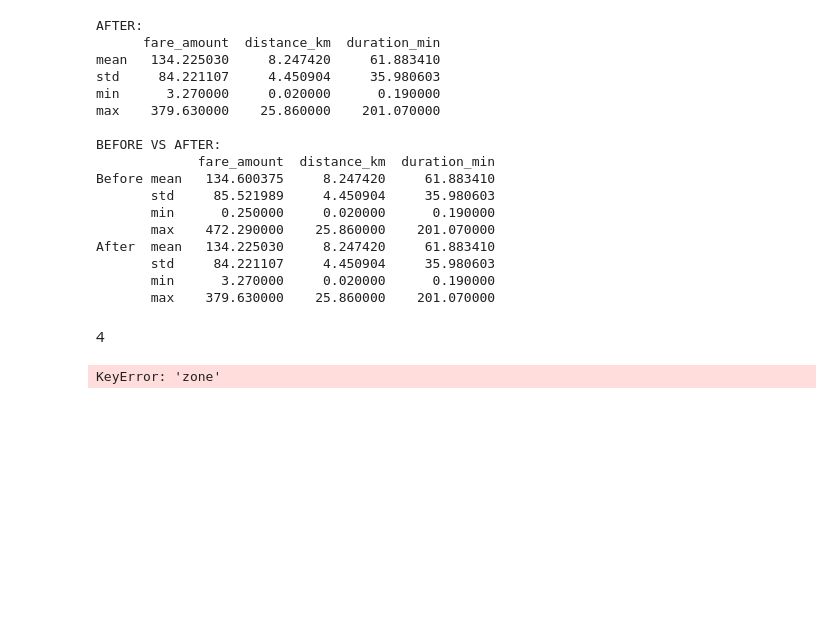
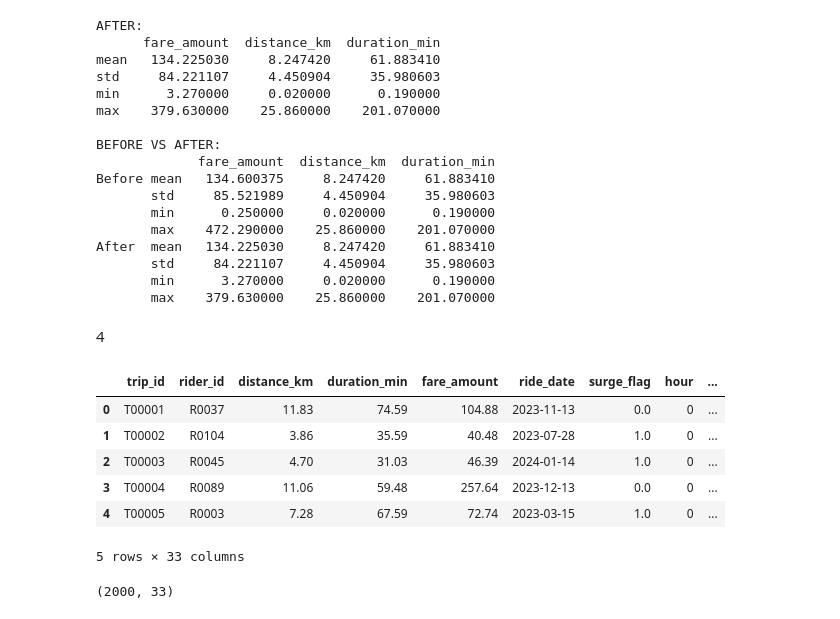
Before and after one commit to priyansh0712/RW, a Jupyter notebook: Data_Preprocecing/Exam/exam.ipynb, the cells around one changed output. Saved outputs shown, nothing was run; the diff lists cells and outputs as text; code cells hidden in the pictures; blank space fills up the shorter version.

Commit message:
feat: initialize exam data preprocessing workspace and analysis pipeline

```diff
--- a/Data_Preprocecing/Exam/exam.ipynb
+++ b/Data_Preprocecing/Exam/exam.ipynb
@@ -231,81 +236,53 @@ metadata_df['ride_date'] = pd.to_datetime(metadata_df['ride_date'])
 
 metadata_df['hour'] = metadata_df['ride_date'].dt.hour
 metadata_df['day_of_week'] = metadata_df['ride_date'].dt.dayofweek
 metadata_df['month'] = metadata_df['ride_date'].dt.month
 
 
 # 2. Encode categorical columns
+label_encoder = LabelEncoder()
 
-from sklearn.preprocessing import LabelEncoder
-
-label_encoder = LabelEncoder()
-df['gender'] = label_encoder.fit_transform(df['gender'])
+if df['gender'].dtype == 'object':
+    df['gender'] = label_encoder.fit_transform(df['gender'])
 
 
 # Merge zone data
 
-metadata_df = metadata_df.merge(
-    zones_df,
-    left_on='zone',
-    right_on='zone_name',
-    how='left'
-)
+metadata_df = metadata_df.merge(zones_df,left_on='zone',right_on='zone_name',how='left')
 
 
 # 3. Create traffic level from traffic index
 
-metadata_df['traffic_level'] = pd.qcut(
-    metadata_df['traffic_index'],
-    q=3,
-    labels=['Low', 'Medium', 'High']
-)
+metadata_df['traffic_level'] = pd.qcut(metadata_df['traffic_index'].rank(method='first'),q=3,labels=['Low', 'Medium', 'High'])
 
 
 # 4. Ordinal Encode traffic level
-
-from sklearn.preprocessing import OrdinalEncoder
-
-ordinal_encoder = OrdinalEncoder(
-    categories=[['Low', 'Medium', 'High']]
-)
-
-metadata_df['traffic_level'] = ordinal_encoder.fit_transform(
-    metadata_df[['traffic_level']]
-)
+ordinal_encoder = OrdinalEncoder(categories=[['Low', 'Medium', 'High']])
+metadata_df['traffic_level'] = ordinal_encoder.fit_transform(metadata_df[['traffic_level']])
 
 
 # 5. One-Hot Encode payment mode and zone
+metadata_df = pd.get_dummies(metadata_df,columns=['payment_mode', 'zone'],drop_first=False)
 
-metadata_df = pd.get_dummies(
-    metadata_df,
-    columns=['payment_mode', 'zone'],
-    drop_first=False
-)
+# 6. Binning
+df['ride_frequency'] = pd.qcut(df['total_rides'],q=3,labels=['Low', 'Medium', 'High'])
 
+# 7. Transform skewed numeri columns.
+metadata_df['fare_log'] = np.log1p(metadata_df['fare_amount'])
+metadata_df['distance_log'] = np.log1p(metadata_df['distance_km'])
 
-# 6. Log transform on fare and distance
-
-import numpy as np
-
-metadata_df['fare_log'] = np.log1p(
-    metadata_df['fare_amount']
-)
-
-metadata_df['distance_log'] = np.log1p(
-    metadata_df['distance_km']
-)
-
-
-# 7. Square-root transform on duration
-
-metadata_df['duration_sqrt'] = np.sqrt(
-    metadata_df['duration_min']
-)
-
+metadata_df['duration_sqrt'] = np.sqrt(metadata_df['duration_min'])
 
 # Check final result
 
-print(metadata_df.head())
+display(metadata_df.head())
 print(metadata_df.shape)
 # %% [output]
+|  | trip_id | rider_id | distance_km | duration_min | fare_amount | ride_date | surge_flag | hour | ... |
+| 0 | T00001 | R0037 | 11.83 | 74.59 | 104.88 | 2023-11-13 | 0.0 | 0 | ... |
+| 1 | T00002 | R0104 | 3.86 | 35.59 | 40.48 | 2023-07-28 | 1.0 | 0 | ... |
+| 2 | T00003 | R0045 | 4.70 | 31.03 | 46.39 | 2024-01-14 | 1.0 | 0 | ... |
+| 3 | T00004 | R0089 | 11.06 | 59.48 | 257.64 | 2023-12-13 | 0.0 | 0 | ... |
+| 4 | T00005 | R0003 | 7.28 | 67.59 | 72.74 | 2023-03-15 | 1.0 | 0 | ... |
-KeyError: 'zone'
+5 rows × 33 columns
+(2000, 33)
```
Also changed, not shown: parts of 11 cells of this notebook, 7 other files.
